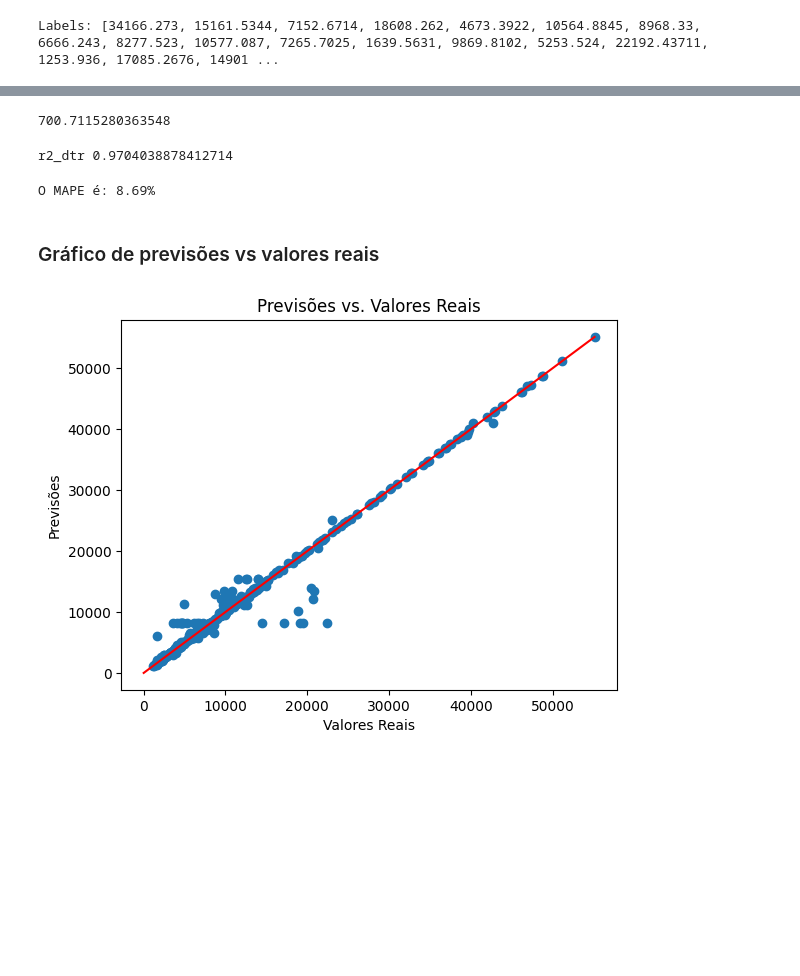
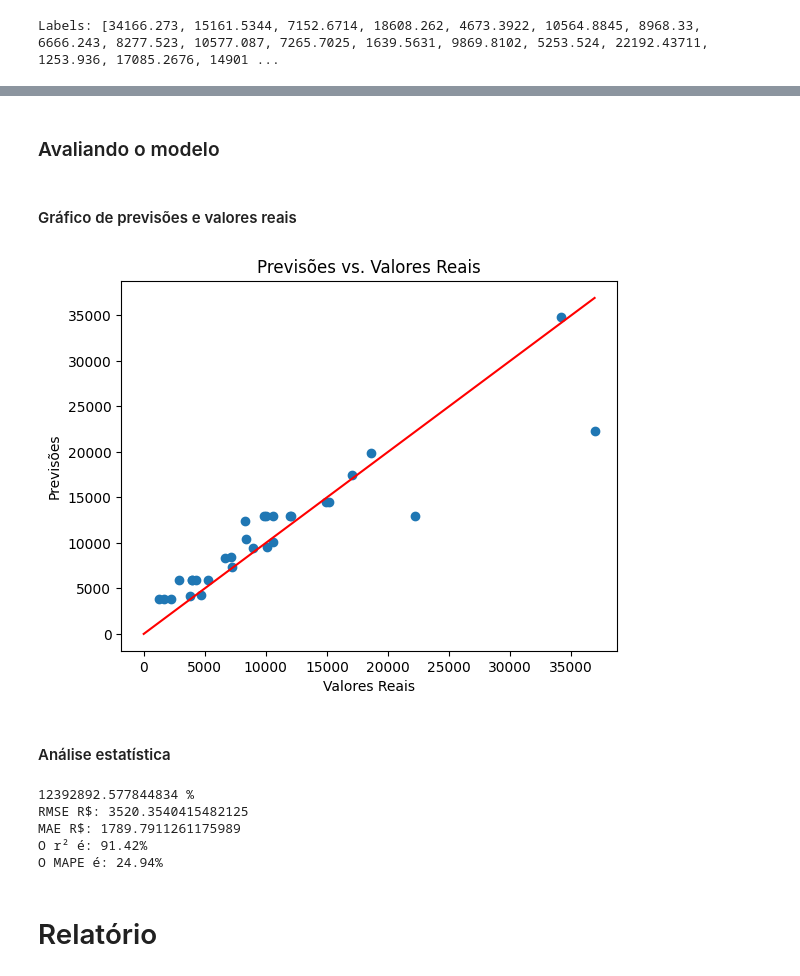
Before and after one commit to caroldf07/tech-challenges-pos-tech-ia, a Jupyter notebook: tech-challenge-fase-1/resolucao-desafio.ipynb, the cells around one changed output, grey strips where cells are left out. Cells and saved outputs as stored; diff of their text form; code cells hidden in the pictures; blank space fills up the shorter version.

```diff
--- a/tech-challenge-fase-1/resolucao-desafio.ipynb
+++ b/tech-challenge-fase-1/resolucao-desafio.ipynb
@@ -278,6 +291,7 @@ No top 3 de correlação temos o fumante(smoker), idade(age) e imc(bmi). Apesar
 ### Separação dos dados em treino e teste antes do escalonamento
 # %%
 insurance = insurance_strat.drop("charges", axis=1)
+insurance = insurance.drop(columns=["sex", "region", "children"])
 insurance_labels = strat_train_set["charges"].copy()
 
 insurance
@@ -397,4 +435,4 @@ Com um MAPE de 41,81% podemos concluir que o modelo não está chegando próximo
 # %%
-model_dtr = DecisionTreeRegressor(max_depth=10) #Ver aula sobre a definição do max_depth
+model_dtr = DecisionTreeRegressor(max_depth=7)
 model_dtr.fit(insurance_prepared_scaled, insurance_labels)
 # %% [output]
@@ -402,8 +440,8 @@ DecisionTreeRegressor(max_depth=10)
 # %%
-some_data = insurance.iloc[:300]
-some_labels = insurance_labels.iloc[:300]
-some_data_prepared = num_pipeline.transform(some_data)
-predictions_dtr = model_dtr.predict(some_data_prepared)
+some_data_dtr = insurance.iloc[:30]
+some_labels_dtr = insurance_labels.iloc[:30]
+some_data_prepared_dtr = num_pipeline.transform(some_data_dtr)
+predictions_dtr = model_dtr.predict(some_data_prepared_dtr)
 
 print("Predictions:", model_dtr.predict(some_data_prepared))
 # %% [output]
@@ -438,34 +460,36 @@ rmse_dtr
-# %%
-mae_dtr = mean_absolute_error(insurance_labels, insurance_predictions_dtr)
-mae_dtr
-# %% [output]
-700.7115280363548
-# %%
-r2_dtr = r2_score(insurance_labels, insurance_predictions_dtr)
-print('r2_dtr',r2_dtr)
-# %% [output]
-r2_dtr 0.9704038878412714
-# %%
-def calculate_mape(labels, predictions):
-    errors = np.abs(labels - predictions)
-    relative_errors = errors / np.abs(labels)
-    mape = np.mean(relative_errors) * 100
-    return mape
-
-mape_result_dtr = calculate_mape(insurance_labels, insurance_predictions_dtr)
-
-# Imprimir o resultado
-print(f"O MAPE é: {mape_result_dtr:.2f}%")
-# %% [output]
-O MAPE é: 8.69%
+# %% [markdown]
+### Avaliando o modelo
 # %% [markdown]
-### Gráfico de previsões vs valores reais
+#### Gráfico de previsões e valores reais
 # %%
-plt.scatter(some_labels, predictions_dtr)
+plt.scatter(some_labels, predictions_dtr[:len(some_labels)])
 plt.xlabel('Valores Reais')
 plt.ylabel('Previsões')
 plt.title('Previsões vs. Valores Reais')
 plt.plot([0, max(some_labels)], [0, max(some_labels)], color='red')
 plt.show()
 # %% [output]
-[figure, old version]
+[figure, new version]
+# %% [markdown]
+#### Análise estatística
+# %%
+insurance_predictions_dtr = model_dtr.predict(insurance_prepared_scaled)
+mse_dtr = mean_squared_error(insurance_labels, insurance_predictions_dtr)
+rmse_dtr = np.sqrt(mse_dtr)
+mae_dtr = mean_absolute_error(insurance_labels, insurance_predictions_dtr)
+r2_dtr = r2_score(insurance_labels, insurance_predictions_dtr)
+mape_result_dtr = calculate_mape(insurance_labels, insurance_predictions_dtr)
+
+print(mse_dtr,"%") # Porcentagem de erro entre previsto e real
+print("RMSE R$:", rmse_dtr) # Total de valor absoluto de desvio
+print("MAE R$:", mae_dtr) # Média de valor absoluto de desvio
+print(f"O r² é: {r2_dtr*100:.2f}%") # Porcentagem de variação explicada
+print(f"O MAPE é: {mape_result_dtr:.2f}%") # Porcentagem de erro médio absoluto
+# %% [output]
+12392892.577844834 %
+RMSE R$: 3520.3540415482125
+MAE R$: 1789.7911261175989
+O r² é: 91.42%
+O MAPE é: 24.94%
+# %% [markdown]
+# Relatório
```
Also changed, not shown: parts of 29 cells of this notebook, 1 other file.
